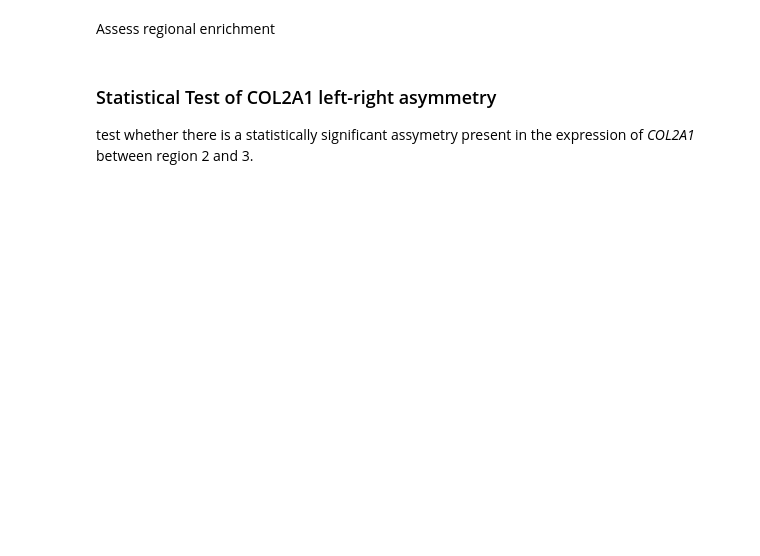
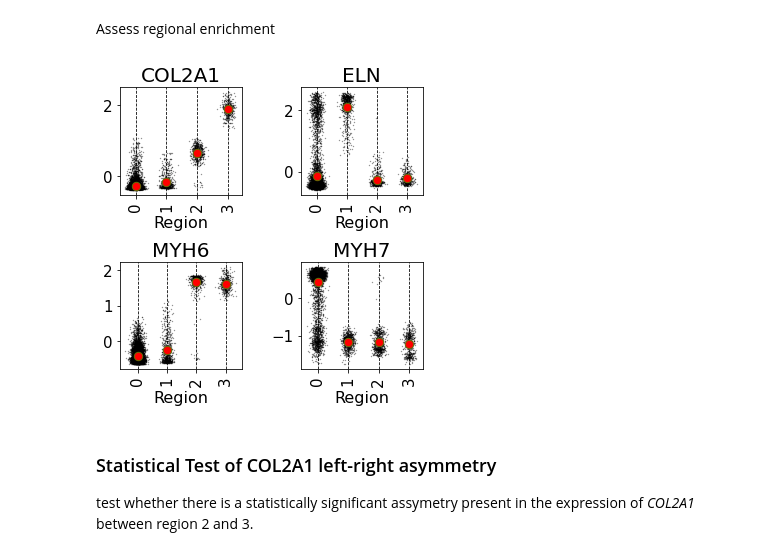
Before and after one commit to almaan/eggplant, a Jupyter notebook: notebooks/human-developmental-heart.ipynb, the cells around one changed output. Cells and saved outputs as stored; diff of their text form; code cells hidden in the pictures; blank space fills up the shorter version.

```diff
--- a/notebooks/human-developmental-heart.ipynb
+++ b/notebooks/human-developmental-heart.ipynb
@@ -271,20 +289,22 @@ Assess regional enrichment
 # %%
 outside = {"attribute":"var","column":"feature"}
 inside = {"attribute":"obs","column":"region"}
 fig,ax = eg.pl.distplot_transfer(ref,
                        inside,
                        outside,
-                       return_figure=True,
+                       return_figures=True,
                        n_cols = 2,
                        ticks_fontsize = 15,
                        title_fontsize = 20,
                        side_size = 2.5,
                        mean_marker_style={"c":"red","s":70,"marker":"o"}
                     )
 
 for k,axx in enumerate(ax):
     axx.set_ylabel("")
     axx.set_xlabel("Region")#,fontsize = )
+# %% [output]
+[figure, added]
 # %% [markdown]
 ### Statistical Test of COL2A1 left-right asymmetry
 
```
Also changed, not shown: parts of 9 cells of this notebook, 21 other files.
